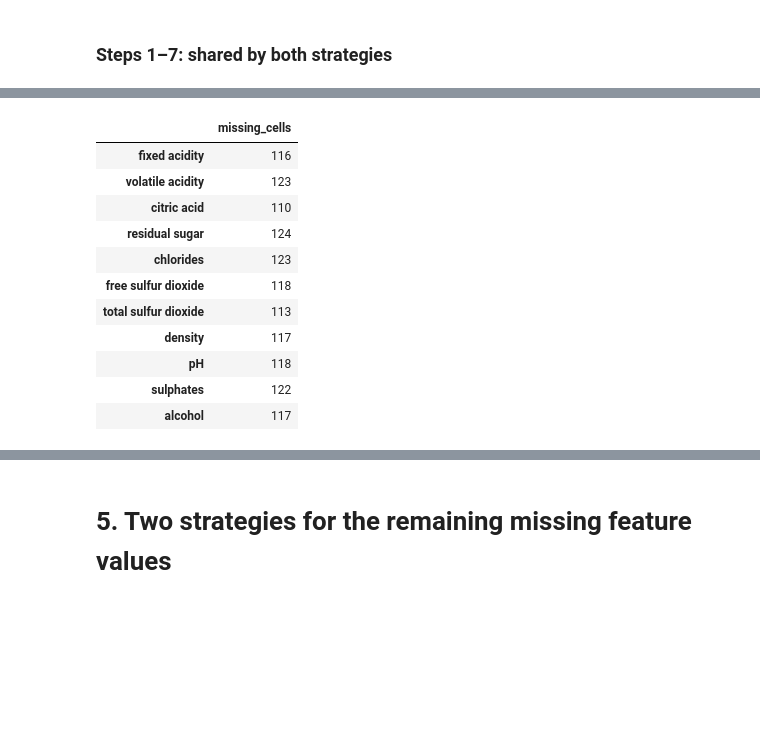
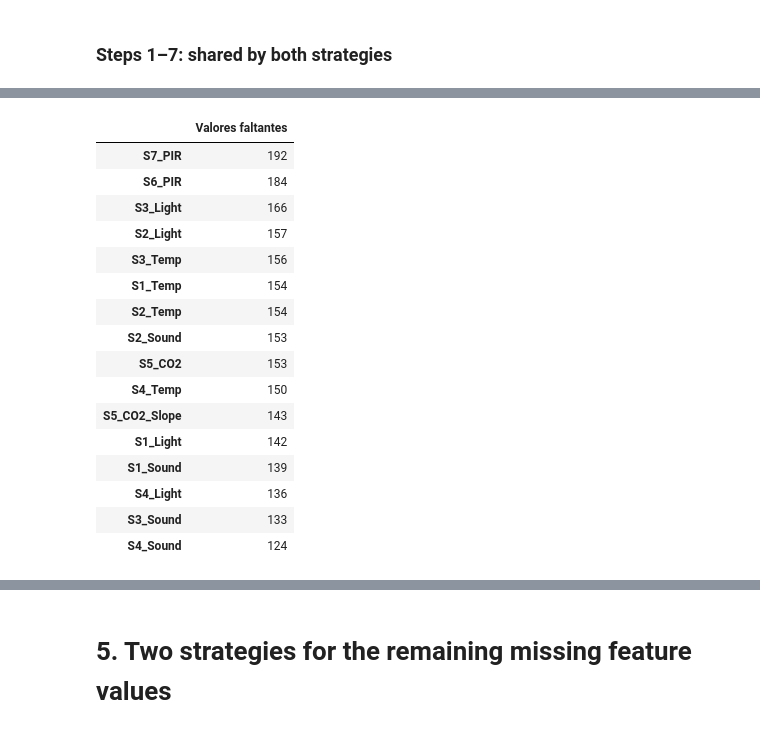
Before and after one commit to dacosgaya/-Tecnologico-de-Monterrey-MNA-Computo-en-la-nube, a Jupyter notebook: A03_A01370354.ipynb, the cells around one changed output, grey strips where cells are left out. Saved outputs shown, nothing was run; the diff lists cells and outputs as text; code cells hidden in the pictures; blank space fills up the shorter version.

```diff
--- a/A03_A01370354.ipynb
+++ b/A03_A01370354.ipynb
@@ -1703,6 +2014,14 @@ def drop_duplicates(df):
 # %% [markdown]
 ### Steps 1–7: shared by both strategies
 # %%
+
+# Sección 4: Ejecutar las transformaciones comunes
+# a las estrategias de limpieza A y B
+
+# Reiniciar el registro de transformaciones
+cleaning_log.clear()
+
+# Construir el dataset base sin modificar raw_df
 base_df = (
     raw_df
     .pipe(enforce_schema)
@@ -1710,12 +2029,46 @@ base_df = (
     .pipe(placeholders_to_nan, PLACEHOLDER_TOKENS)
     .pipe(cast_numeric)
     .pipe(invalidate_out_of_range, DATA_CONTRACT)
-    .pipe(invalidate_inconsistent_so2)
+    .pipe(invalidate_binary_sensors)
     .pipe(drop_invalid_target)
+    .pipe(drop_invalid_timestamps)
 )
 
-n_rows_with_nan = base_df[FEATURES].isna().any(axis=1).sum()
-print(f"Rows after shared steps: {len(base_df):,}")
-print(f"Rows with at least one missing feature: {n_rows_with_nan:,} ({n_rows_with_nan / len(base_df):.1%})")
-base_df[FEATURES].isna().sum().to_frame("missing_cells")
+# Identificar registros con variables predictoras faltantes
+rows_with_missing_features = int(
+    base_df[FEATURE_COLUMNS].isna().any(axis=1).sum()
+)
+
+# Resumen del dataset base
+print(f"Registros originales: {len(raw_df):,}")
+print(f"Registros después de la limpieza común: {len(base_df):,}")
+
+print(
+    f"Registros eliminados: "
+    f"{len(raw_df) - len(base_df):,}"
+)
+
+print(
+    f"Registros con al menos una variable predictora faltante: "
+    f"{rows_with_missing_features:,}"
+)
+
+print(
+    f"Porcentaje de registros con variables faltantes: "
+    f"{rows_with_missing_features / len(base_df):.2%}"
+)
+
+print("\nValores faltantes por variable predictora:")
+
+display(
+    base_df[FEATURE_COLUMNS]
+    .isna()
+    .sum()
+    .sort_values(ascending=False)
+    .to_frame("Valores faltantes")
+)
+
+print("\nRegistro de transformaciones:")
+
+display(pd.DataFrame(cleaning_log))
 # %% [output]
@@ -1724,12 +2082,17 @@ Rows with at least one missing feature: 1,129 (23.2%)
-|  | missing_cells |
-| fixed acidity | 116 |
-| volatile acidity | 123 |
-| citric acid | 110 |
-| residual sugar | 124 |
-| chlorides | 123 |
-| free sulfur dioxide | 118 |
-| total sulfur dioxide | 113 |
-| density | 117 |
-| pH | 118 |
-| sulphates | 122 |
-| alcohol | 117 |
+|  | Valores faltantes |
+| S7_PIR | 192 |
+| S6_PIR | 184 |
+| S3_Light | 166 |
+| S2_Light | 157 |
+| S3_Temp | 156 |
+| S1_Temp | 154 |
+| S2_Temp | 154 |
+| S2_Sound | 153 |
+| S5_CO2 | 153 |
+| S4_Temp | 150 |
+| S5_CO2_Slope | 143 |
+| S1_Light | 142 |
+| S1_Sound | 139 |
+| S4_Light | 136 |
+| S3_Sound | 133 |
+| S4_Sound | 124 |
```
Also changed, not shown: parts of 16 cells of this notebook.
